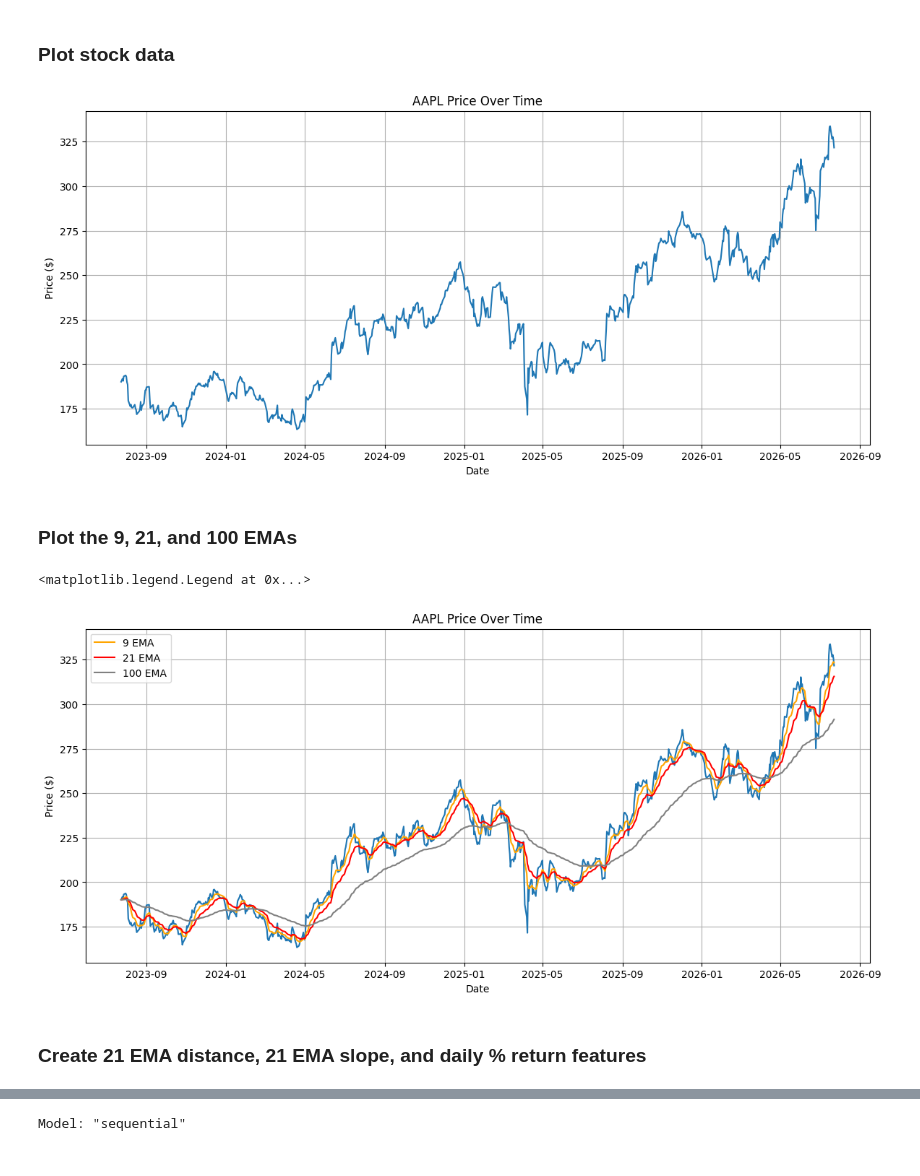
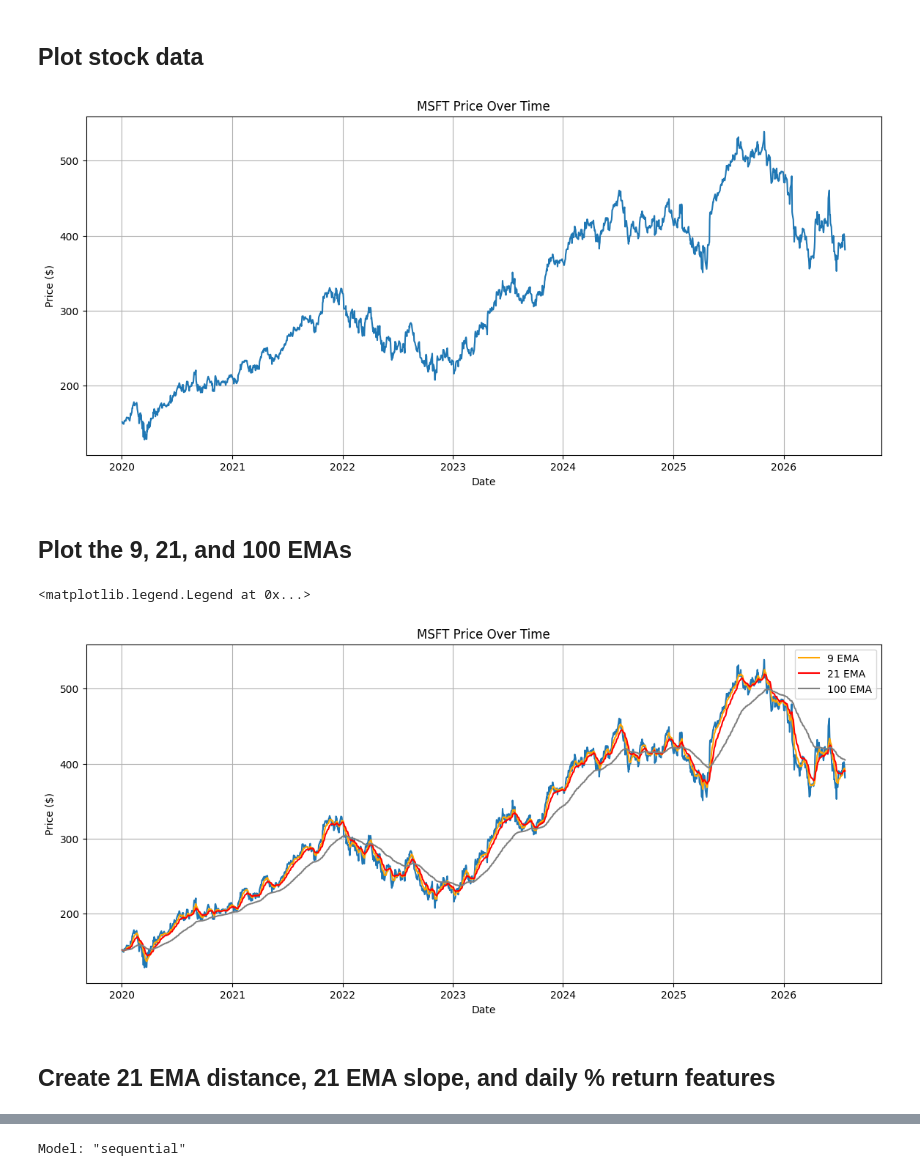
Before and after one commit to garyjli/price-predictor, a Jupyter notebook: LSTM.ipynb, the cells around one changed output, grey strips where cells are left out. Drawn from its saved outputs; the diff is of its cells as text; code cells hidden in the pictures.

```diff
--- a/LSTM.ipynb
+++ b/LSTM.ipynb
@@ -11,10 +11,11 @@ import matplotlib.pyplot as plt
 # %%
 end = date.today()
-start = end.replace(
-    year=end.year - 3,
-    day = min(end.day, 28) if end.month == 2 else end.day
-)
+# start = end.replace(
+#     year = end.year - 6,
+#     day = min(end.day, 28) if end.month == 2 else end.day
+# )
 
-start_date = start.strftime("%Y-%m-%d")
+# start_date = start.strftime("%Y-%m-%d")
+start_date = "2020-01-01"
 end_date = end.strftime("%Y-%m-%d")
 # %% [markdown]
@@ -22,9 +23,7 @@ end_date = end.strftime("%Y-%m-%d")
+# %%
+ticker = "MSFT"
 # %%
-def get_stock_data(ticker):
-    data = yf.download(ticker, start_date, end_date)
-    return data
-
-df = get_stock_data("AAPL")
+df = yf.download(ticker, start_date, end_date)
 df.reset_index(inplace=True)
 df.columns = df.columns.get_level_values(0)
 df.columns.name = None
@@ -40,41 +39,41 @@ df.head()
 # %% [markdown]
-### Plot stock data
+## Plot stock data
 # %%
 plt.figure(figsize=(14, 6))
 plt.grid(True)
 plt.plot(df["Date"], df["Close"])
 plt.xlabel("Date")
 plt.ylabel("Price ($)")
-plt.title("AAPL Price Over Time")
+plt.title(f"{ticker} Price Over Time")
 plt.show()
 # %% [output]
-[figure, old version]
+[figure, new version]
 # %% [markdown]
-### Plot the 9, 21, and 100 EMAs
+## Plot the 9, 21, and 100 EMAs
 # %%
 # Calculate EMAs
 df["ema9"] = df["Close"].ewm(span=9, adjust=False).mean()
 df["ema21"] = df["Close"].ewm(span=21, adjust=False).mean()
 df["ema100"] = df["Close"].ewm(span=100, adjust=False).mean()
 
 # Plot price
 plt.figure(figsize=(14, 6))
 plt.grid(True)
 plt.plot(df["Date"], df["Close"])
 plt.xlabel("Date")
 plt.ylabel("Price ($)")
-plt.title("AAPL Price Over Time")
+plt.title(f"{ticker} Price Over Time")
 
 # Plot EMAs
 plt.plot(df["Date"], df["ema9"], label="9 EMA", color="orange")
 plt.plot(df["Date"], df["ema21"], label="21 EMA", color="red")
 plt.plot(df["Date"], df["ema100"], label="100 EMA", color="gray")
 plt.legend()
 # %% [output]
 <matplotlib.legend.Legend at 0x...>
-[figure, old version]
+[figure, new version]
 # %% [markdown]
-### Create 21 EMA distance, 21 EMA slope, and daily % return features
+## Create 21 EMA distance, 21 EMA slope, and daily % return features
 # %%
 df["dist_ema21"] = (df["Close"] - df["ema21"]) / df["ema21"]
 df["slope_ema21"] = df["ema21"].diff()
```
Also changed, not shown: parts of 40 cells of this notebook.
